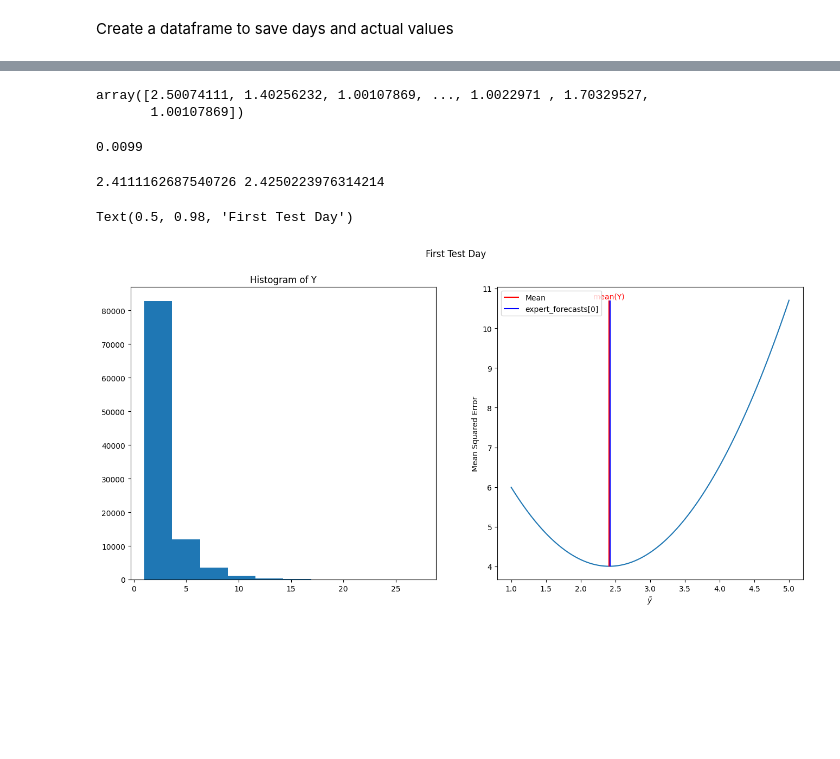
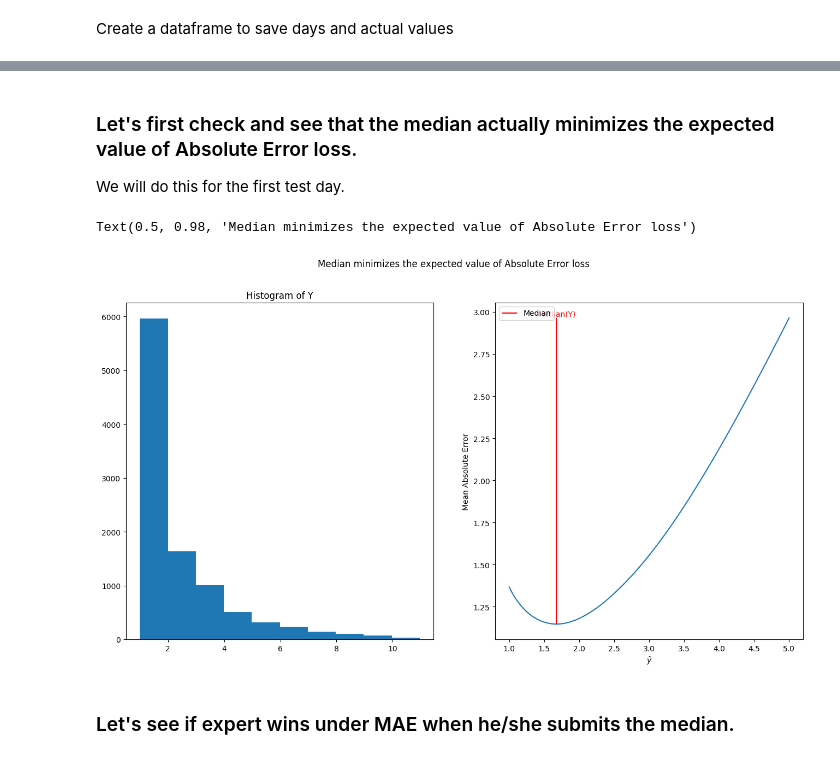
Before and after one commit to mtorabirad/MLBoost, a Jupyter notebook: Episode6/Video6.ipynb, the cells around one changed output, grey strips where cells are left out. Cells and saved outputs as stored; diff of their text form; code cells hidden in the pictures; blank space fills up the shorter version.

```diff
--- a/Video5/Video_5.ipynb
+++ b/Episode6/Video6.ipynb
@@ -179,0 +106,4 @@ plt.show()
+# %% [markdown]
+### Let's first check and see that the median actually minimizes the expected value of Absolute Error loss.
+
+We will do this for the first test day.
@@ -180,25 +125,9 @@ plt.show()
 # %%
-#n = 10
-n = 100000
+n = 10000
 y_tildas = np.linspace(MU, MU+4, 100).reshape(-1, 1)
 
-
-Y_scale = 100
-#Y_scale = 10
+Y_scale = 10
 Y, _ = uf.importance_sampling(Y_pdf(MU, sig_1), uniform(loc=MU, scale=Y_scale), n)
-# %%
-Y
-# %% [output]
-array([2.50074111, 1.40256232, 1.00107869, ..., 1.0022971 , 1.70329527,
-       1.00107869])
-# %%
-len(Y [Y == min(Y)])/n
-# %% [output]
-0.0099
-# %%
-print(Y.mean(), expert_forecasts[0])
-# %% [output]
-2.4111162687540726 2.4250223976314214
 # %%
 # Calculate error metrics
 MSE_values = np.mean((Y - y_tildas) ** 2, axis=1)
@@ -209,18 +138,23 @@ np.savetxt('selected_Y.csv', Y, delimiter=',')
 np.savetxt('y_tildas.csv', y_tildas, delimiter=',')
 np.savetxt('MSE_values.csv', MSE_values, delimiter=',')
 # %%
-fig, axes = plt.subplots(1, 2, figsize=(16, 7))
+fig, axes = plt.subplots(1, 2, figsize=(16, 8))
 axes[0].hist(Y)
 axes[0].set_title("Histogram of Y")
 
-axes[1].plot(y_tildas, MSE_values)
-axes[1].vlines(np.mean(Y), ymin=min(MSE_values), ymax=max(MSE_values), colors="r", label="Mean")
-axes[1].vlines(expert_forecasts[0], ymin=min(MSE_values), ymax=max(MSE_values), colors="b", label="expert_forecasts[0]")
-axes[1].set_ylabel("Mean Squared Error")
+
+axes[1].plot(y_tildas, MAE_values)
+axes[1].vlines(np.median(Y), ymin=min(MAE_values), ymax=max(MAE_values), colors="r", label="Median")
+axes[1].set_ylabel("Mean Absolute Error")
 axes[1].set_xlabel(r"$\tilde{y}$")
-axes[1].text(np.mean(Y), max(MSE_values), f'mean(Y)', ha='center', va='bottom', color='r', fontsize=10)
+axes[1].text(np.median(Y), max(MAE_values), f'median(Y)', ha='center', va='bottom', color='r', fontsize=10)
 axes[1].legend()
-fig.suptitle('First Test Day')
+
+
+
+fig.suptitle('Median minimizes the expected value of Absolute Error loss')
 # %% [output]
-Text(0.5, 0.98, 'First Test Day')
+Text(0.5, 0.98, 'Median minimizes the expected value of Absolute Error loss')
-[figure, old version]
+[figure, new version]
+# %% [markdown]
+### Let's see if expert wins under MAE when he/she submits the median.
```
Also changed, not shown: parts of 19 cells of this notebook, 27 other files.
